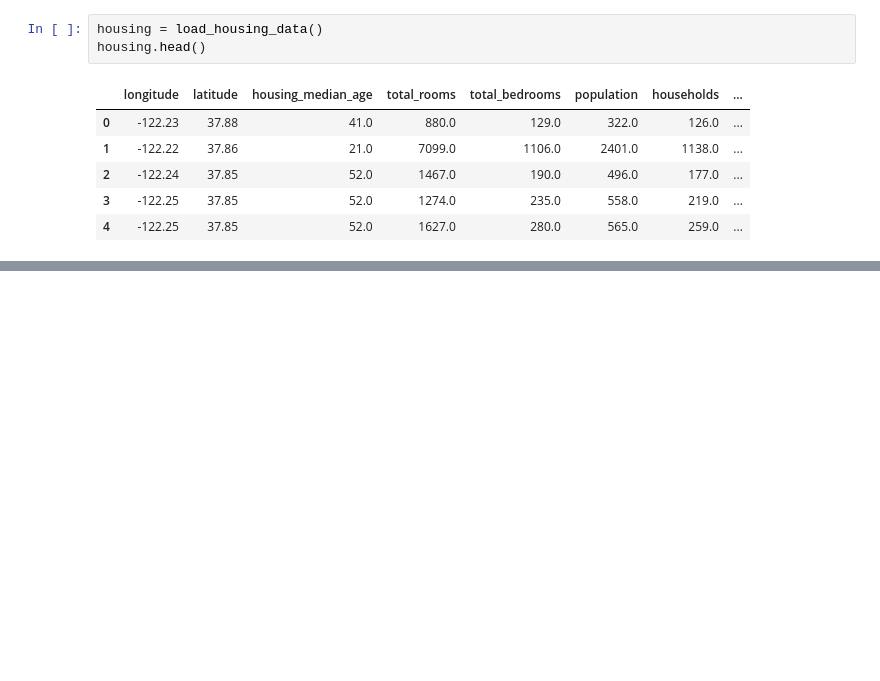
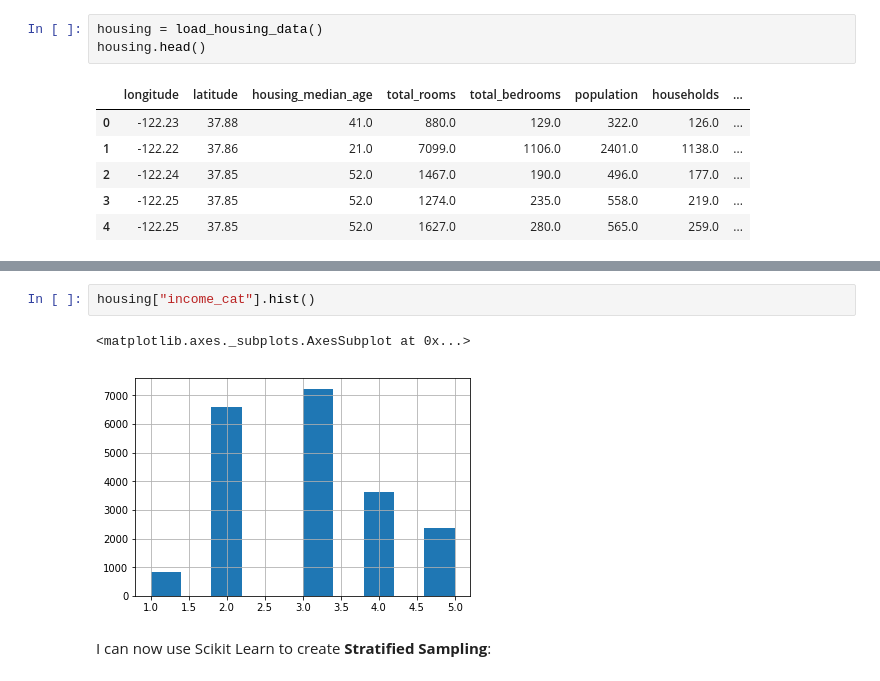
Before and after one commit to alexpberger/california-house-pricing, a Jupyter notebook: California House Pricing.ipynb, the cells around one changed output, grey strips where cells are left out. Drawn from its saved outputs; the diff is of its cells as text; blank space fills up the shorter version.

```diff
--- a/California House Pricing.ipynb
+++ b/California House Pricing.ipynb
@@ -42,0 +129,7 @@ housing.head()
+# %%
+housing["income_cat"].hist()
+# %% [output]
+<matplotlib.axes._subplots.AxesSubplot at 0x...>
+[figure, added]
+# %% [markdown]
+I can now use Scikit Learn to create **Stratified Sampling**:
```
Also changed, not shown: parts of 32 cells of this notebook.
